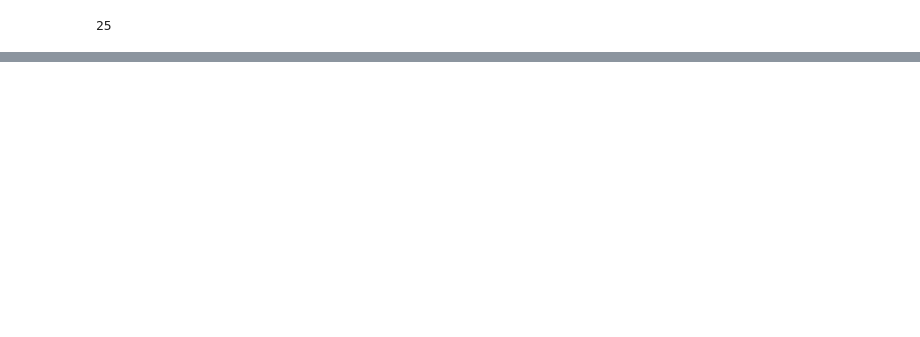
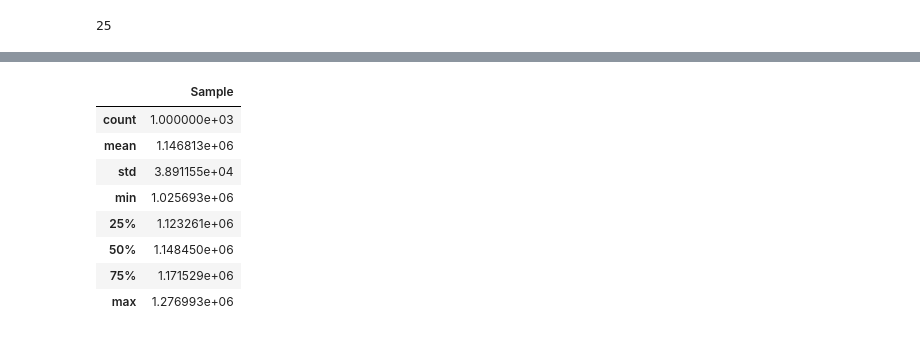
Before and after one commit to naokic3/solar_projectN, a Jupyter notebook: proof of concept/fresno_historical_pvlib.ipynb, the cells around one changed output, grey strips where cells are left out. Drawn from its saved outputs; the diff is of its cells as text; code cells hidden in the pictures; blank space fills up the shorter version.

```diff
--- a/proof of concept/fresno_historical_pvlib.ipynb
+++ b/proof of concept/fresno_historical_pvlib.ipynb
@@ -276,0 +254,28 @@ np.float64(28860893.850660402)
+# %%
+from scipy.stats import gaussian_kde
+import seaborn as sns
+
+# Extract the data you want to estimate the distribution for
+data = year_mean_y['p_mp']
+
+# Perform Kernel Density Estimation
+kde = gaussian_kde(data)
+
+# Generate a range of values over which to evaluate the KDE
+x_range = np.linspace(data.min(), data.max(), 1000)
+
+# Evaluate the KDE on the range of values
+kde_values = kde(x_range)
+
+# Plot the KDE over the actual data
+plt.figure(figsize=(10, 6))
+sns.histplot(data, kde=False, stat='density', bins=30, label='Actual Data')
+plt.plot(x_range, kde_values, label='KDE', color='red')
+plt.xlabel('Power (p_mp)')
+plt.ylabel('Density')
+plt.title('Kernel Density Estimation')
+plt.legend()
+plt.show()
+
+# Sample from the KDE
+samples = kde.resample(1000)
@@ -276,0 +284,14 @@ np.float64(28860893.850660402)
+# %%
+
+samples_df = pd.DataFrame(samples.T, columns=['Sample'])
+samples_df.describe()
+# %% [output]
+|  | Sample |
+| count | 1.000000e+03 |
+| mean | 1.146813e+06 |
+| std | 3.891155e+04 |
+| min | 1.025693e+06 |
+| 25% | 1.123261e+06 |
+| 50% | 1.148450e+06 |
+| 75% | 1.171529e+06 |
+| max | 1.276993e+06 |
```
Also changed, not shown: parts of 16 cells of this notebook.
